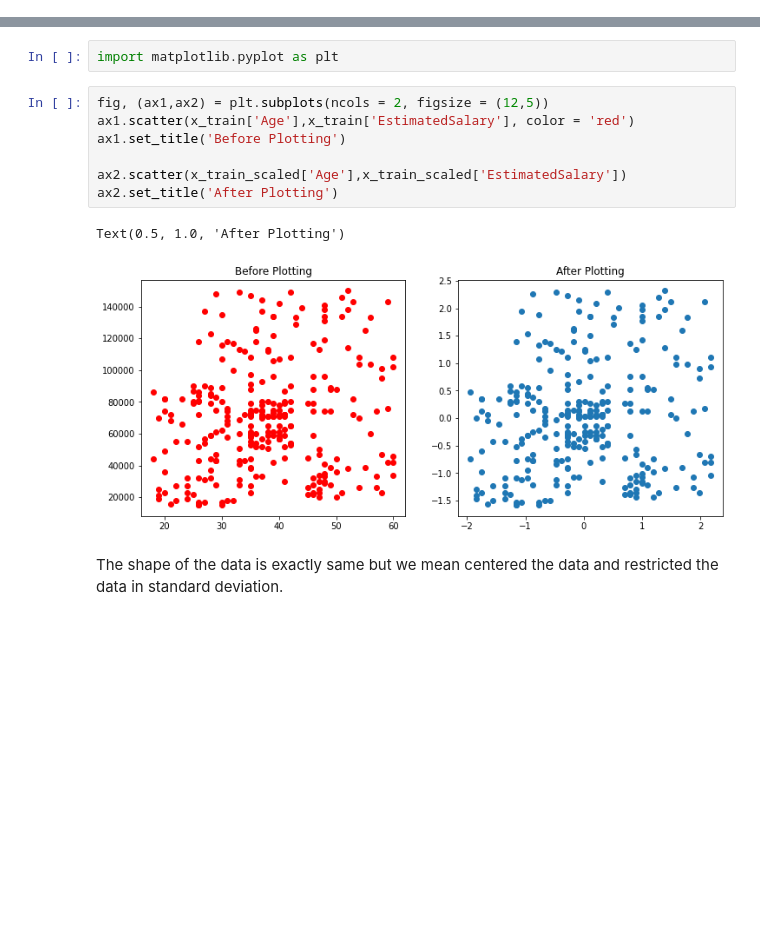
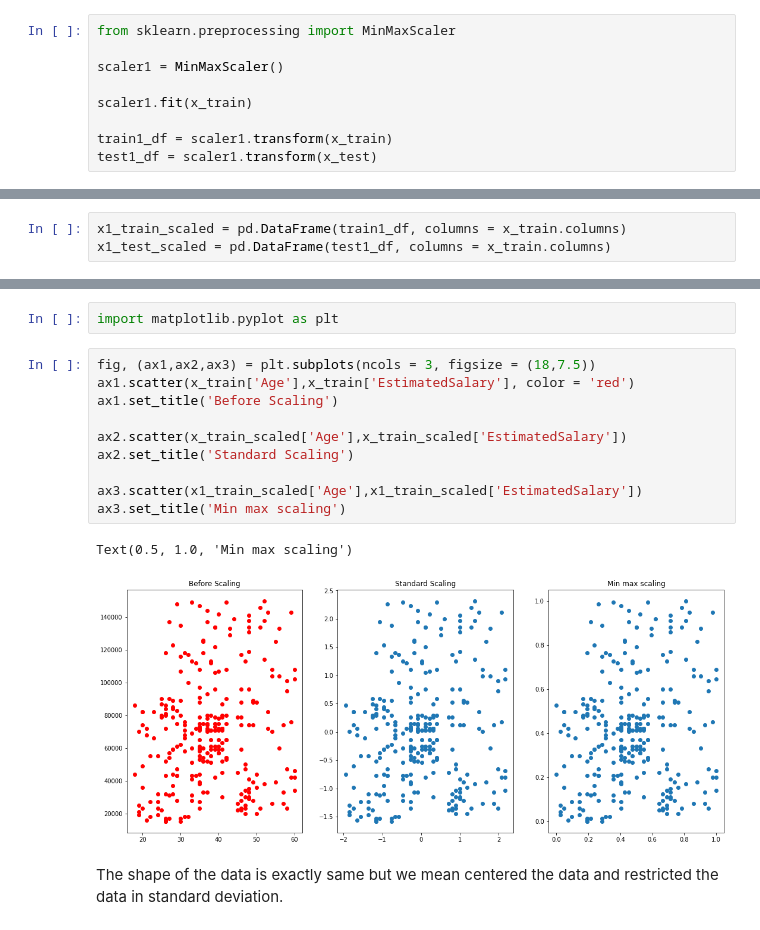
Before and after one commit to Manish-k723/100-days-of-ML, a Jupyter notebook: Day_24_Standardization.ipynb, the cells around one changed output, grey strips where cells are left out. Cells and saved outputs as stored; diff of their text form; blank space fills up the shorter version.

```diff
--- a/Day_24_Standardization.ipynb
+++ b/Day_24_Standardization.ipynb
@@ -65,9 +65,21 @@ scaler.fit(x_train)
 
 train_df = scaler.transform(x_train)
 test_df = scaler.transform(x_test)
+# %%
+from sklearn.preprocessing import MinMaxScaler
+
+scaler1 = MinMaxScaler()
+
+scaler1.fit(x_train)
+
+train1_df = scaler1.transform(x_train)
+test1_df = scaler1.transform(x_test)
 # %%
 x_train_scaled = pd.DataFrame(train_df, columns = x_train.columns)
 x_test_scaled = pd.DataFrame(test_df, columns = x_test.columns)
+# %%
+x1_train_scaled = pd.DataFrame(train1_df, columns = x_train.columns)
+x1_test_scaled = pd.DataFrame(test1_df, columns = x_train.columns)
 # %%
 x_train.describe()
 # %% [output]
@@ -97,15 +121,18 @@ np.round(x_train_scaled.describe(),1)
 # %%
 import matplotlib.pyplot as plt
 # %%
-fig, (ax1,ax2) = plt.subplots(ncols = 2, figsize = (12,5))
+fig, (ax1,ax2,ax3) = plt.subplots(ncols = 3, figsize = (18,7.5))
 ax1.scatter(x_train['Age'],x_train['EstimatedSalary'], color = 'red')
-ax1.set_title('Before Plotting')
+ax1.set_title('Before Scaling')
 
 ax2.scatter(x_train_scaled['Age'],x_train_scaled['EstimatedSalary'])
-ax2.set_title('After Plotting')
+ax2.set_title('Standard Scaling')
+
+ax3.scatter(x1_train_scaled['Age'],x1_train_scaled['EstimatedSalary'])
+ax3.set_title('Min max scaling')
 # %% [output]
-Text(0.5, 1.0, 'After Plotting')
+Text(0.5, 1.0, 'Min max scaling')
-[figure, old version]
+[figure, new version]
 # %% [markdown]
 The shape of the data is exactly same but we mean centered the data and restricted the data in standard deviation.
 # %% [markdown]
```
Also changed, not shown: parts of 20 cells of this notebook.
